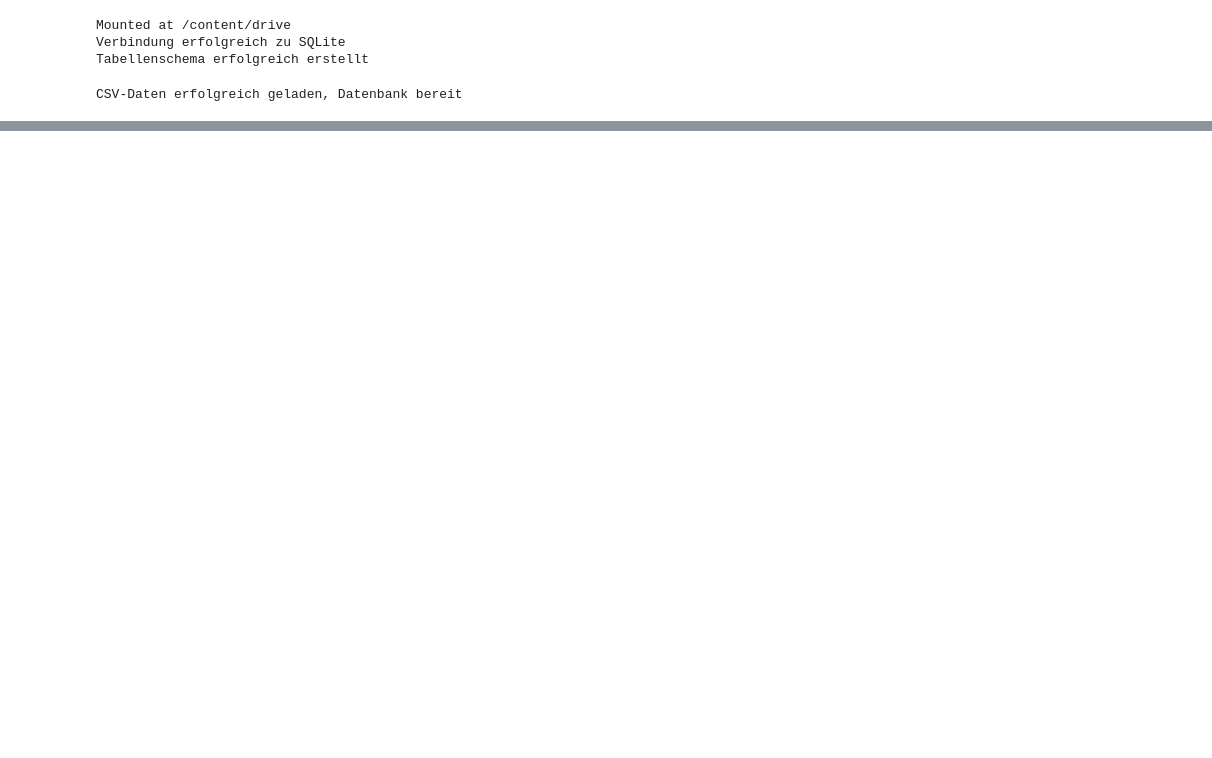
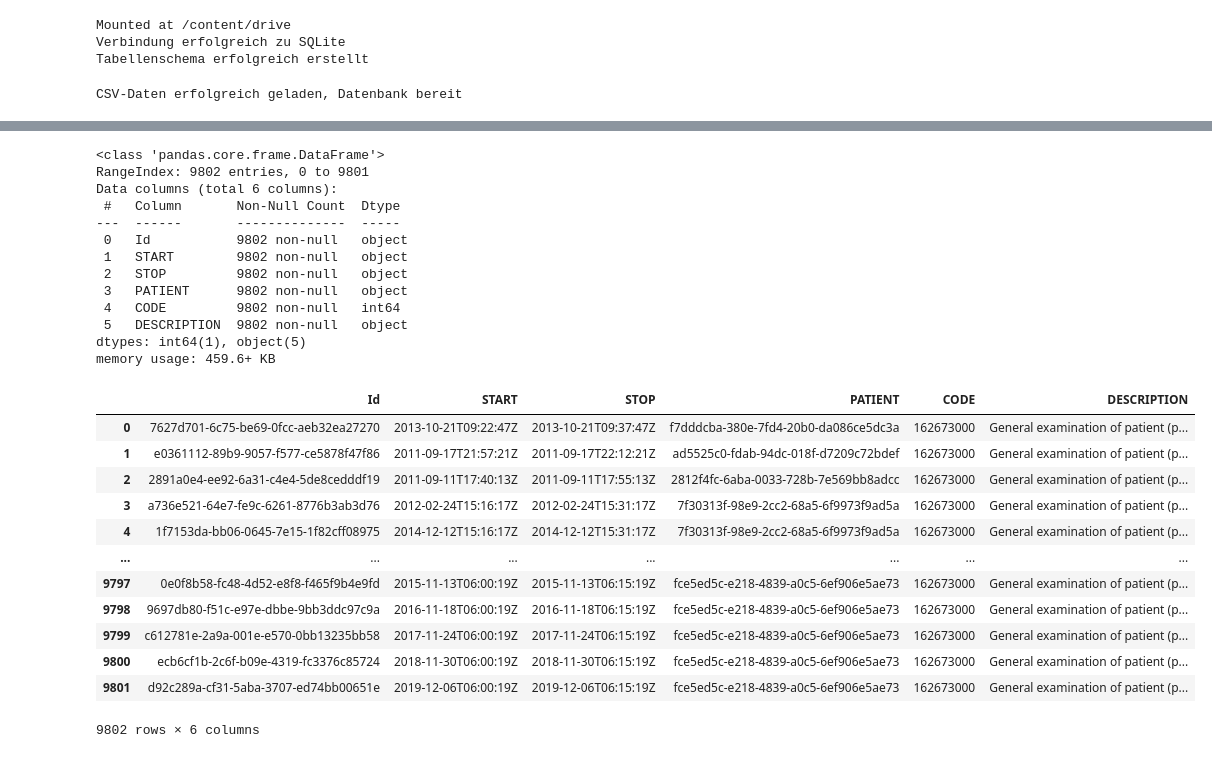
Before and after one commit to MarisaRies/covir, a Jupyter notebook: COVIR.ipynb, the cells around one changed output, grey strips where cells are left out. Saved outputs shown, nothing was run; the diff lists cells and outputs as text; code cells hidden in the pictures; blank space fills up the shorter version.

```diff
--- a/COVIR.ipynb
+++ b/COVIR.ipynb
@@ -132,0 +144,31 @@ df_insert_imm.describe()
+# %%
+#Übersicht Encounter (Begegnung) Tabelle
+df_insert_enc.info()
+df_insert_enc
+# %% [output]
+<class 'pandas.core.frame.DataFrame'>
+RangeIndex: 9802 entries, 0 to 9801
+Data columns (total 6 columns):
+ #   Column       Non-Null Count  Dtype
+---  ------       --------------  -----
+ 0   Id           9802 non-null   object
+ 1   START        9802 non-null   object
+ 2   STOP         9802 non-null   object
+ 3   PATIENT      9802 non-null   object
+ 4   CODE         9802 non-null   int64
+ 5   DESCRIPTION  9802 non-null   object
+dtypes: int64(1), object(5)
+memory usage: 459.6+ KB
+|  | Id | START | STOP | PATIENT | CODE | DESCRIPTION |
+| 0 | 7627d701-6c75-be69-0fcc-aeb32ea27270 | 2013-10-21T09:22:47Z | 2013-10-21T09:37:47Z | f7dddcba-380e-7fd4-20b0-da086ce5dc3a | 162673000 | General examination of patient (p... |
+| 1 | e0361112-89b9-9057-f577-ce5878f47f86 | 2011-09-17T21:57:21Z | 2011-09-17T22:12:21Z | ad5525c0-fdab-94dc-018f-d7209c72bdef | 162673000 | General examination of patient (p... |
+| 2 | 2891a0e4-ee92-6a31-c4e4-5de8cedddf19 | 2011-09-11T17:40:13Z | 2011-09-11T17:55:13Z | 2812f4fc-6aba-0033-728b-7e569bb8adcc | 162673000 | General examination of patient (p... |
+| 3 | a736e521-64e7-fe9c-6261-8776b3ab3d76 | 2012-02-24T15:16:17Z | 2012-02-24T15:31:17Z | 7f30313f-98e9-2cc2-68a5-6f9973f9ad5a | 162673000 | General examination of patient (p... |
+| 4 | 1f7153da-bb06-0645-7e15-1f82cff08975 | 2014-12-12T15:16:17Z | 2014-12-12T15:31:17Z | 7f30313f-98e9-2cc2-68a5-6f9973f9ad5a | 162673000 | General examination of patient (p... |
+| ... | ... | ... | ... | ... | ... | ... |
+| 9797 | 0e0f8b58-fc48-4d52-e8f8-f465f9b4e9fd | 2015-11-13T06:00:19Z | 2015-11-13T06:15:19Z | fce5ed5c-e218-4839-a0c5-6ef906e5ae73 | 162673000 | General examination of patient (p... |
+| 9798 | 9697db80-f51c-e97e-dbbe-9bb3ddc97c9a | 2016-11-18T06:00:19Z | 2016-11-18T06:15:19Z | fce5ed5c-e218-4839-a0c5-6ef906e5ae73 | 162673000 | General examination of patient (p... |
+| 9799 | c612781e-2a9a-001e-e570-0bb13235bb58 | 2017-11-24T06:00:19Z | 2017-11-24T06:15:19Z | fce5ed5c-e218-4839-a0c5-6ef906e5ae73 | 162673000 | General examination of patient (p... |
+| 9800 | ecb6cf1b-2c6f-b09e-4319-fc3376c85724 | 2018-11-30T06:00:19Z | 2018-11-30T06:15:19Z | fce5ed5c-e218-4839-a0c5-6ef906e5ae73 | 162673000 | General examination of patient (p... |
+| 9801 | d92c289a-cf31-5aba-3707-ed74bb00651e | 2019-12-06T06:00:19Z | 2019-12-06T06:15:19Z | fce5ed5c-e218-4839-a0c5-6ef906e5ae73 | 162673000 | General examination of patient (p... |
+9802 rows × 6 columns
```
Also changed, not shown: parts of 7 cells of this notebook.
